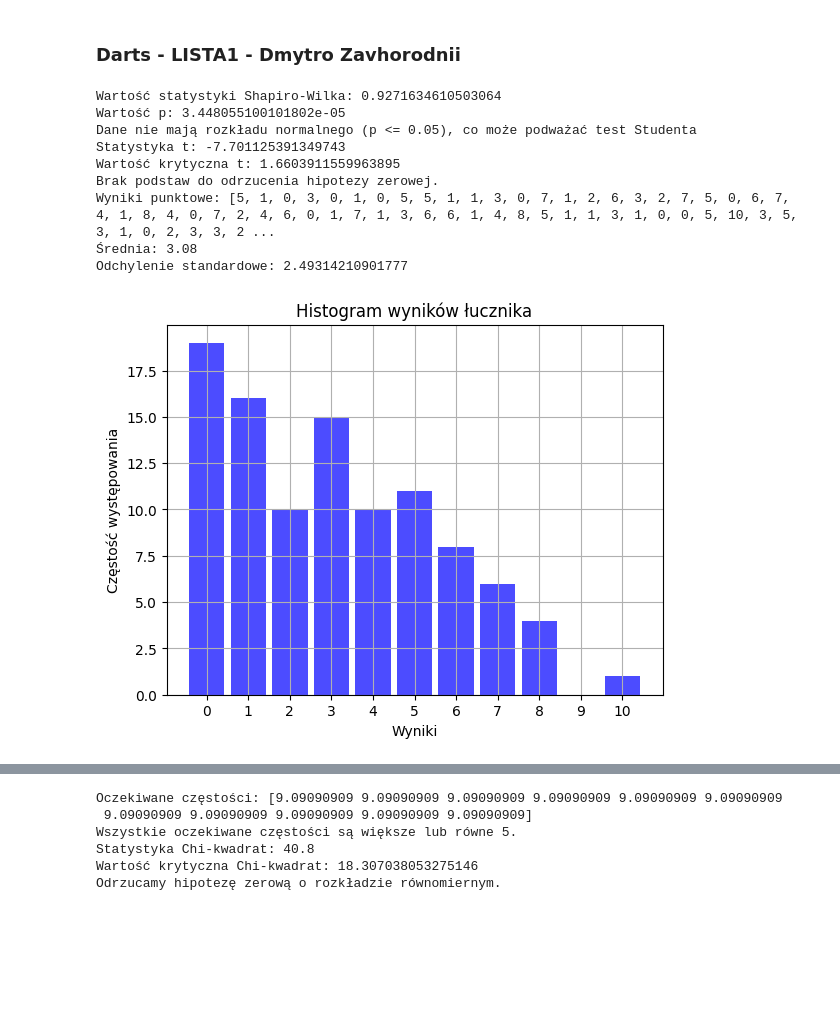
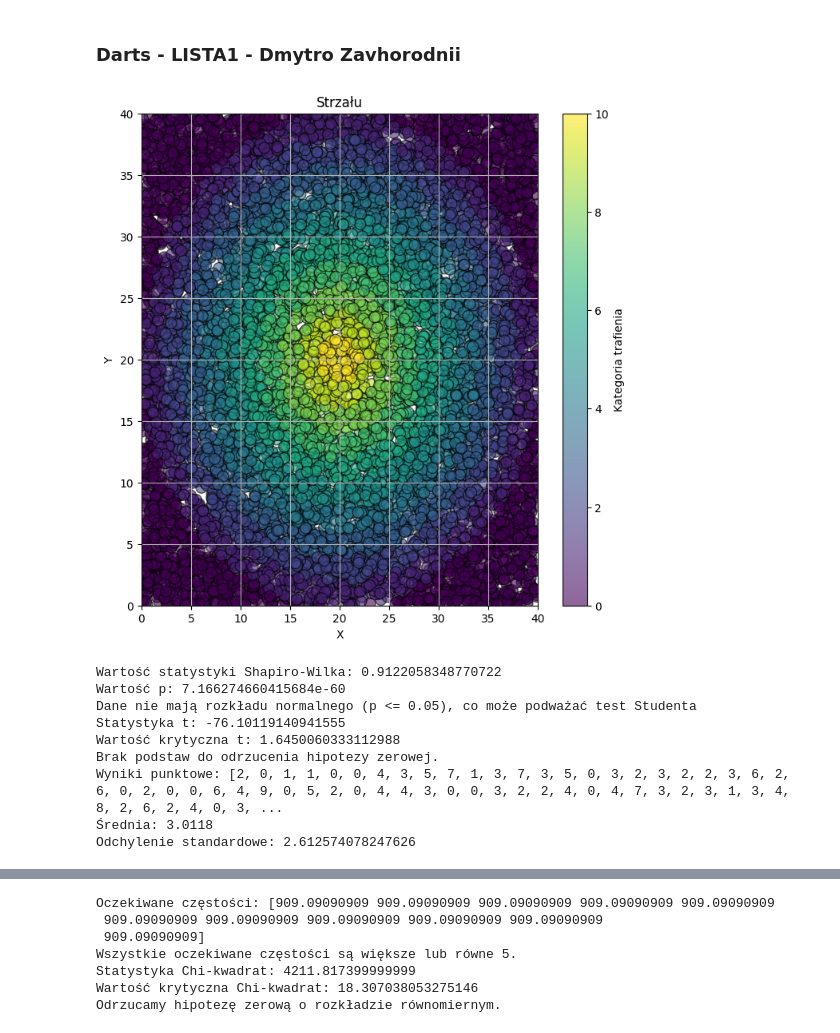
Before and after one commit to DmytroZavhorodnii/DmytroZavhorodnii.github.io, a Jupyter notebook: CS_PWR/darts.ipynb, the cells around one changed output, grey strips where cells are left out. Saved outputs shown, nothing was run; the diff lists cells and outputs as text; code cells hidden in the pictures; blank space fills up the shorter version.

```diff
--- a/CS_PWR/darts.ipynb
+++ b/CS_PWR/darts.ipynb
@@ -3,7 +3,13 @@
 # %% [markdown]
 ### Darts - LISTA1 - Dmytro Zavhorodnii
 # %%
-n = 100
+import random
+import math
+import numpy as np
+import matplotlib.pyplot as plt
+from scipy import stats
+
+n = 10000
 x_c = []
 y_c = []
 res_xy = []
@@ -14,11 +20,22 @@ for i in range(n):
     y_c.append(random.uniform(0, 40))
     res_xy.append(math.sqrt(math.pow(20 - x_c[i], 2) + math.pow(20 - y_c[i], 2)))
 
-
     category = max(0, 10 - int(res_xy[i] // 2))
     point_xy.append(category)
 
+# wizualizacja
+plt.figure(figsize=(8, 8))
+plt.scatter(x_c, y_c, c=point_xy, cmap='viridis', marker='o', s=100, edgecolor='black', alpha=0.6)
+plt.colorbar(label='Kategoria trafienia')
+plt.title('Strzału')
+plt.xlabel('X')
+plt.ylabel('Y')
+plt.xlim(0, 40)
+plt.ylim(0, 40)
+plt.grid(True)
+plt.show()
 
+# Далее идет ваш код для проверки нормальности и гипотезы, как в вашем примере
 shapiro_stat, p_value_shapiro = stats.shapiro(point_xy)
 print(f"Wartość statystyki Shapiro-Wilka: {shapiro_stat}")
 print(f"Wartość p: {p_value_shapiro}")
@@ -28,23 +45,18 @@ if p_value_shapiro > 0.05:
 else:
     print("Dane nie mają rozkładu normalnego (p <= 0.05), co może podważać test Studenta")
 
-# Testowanie hipotezy o średniej
-# Hipoteza H0: średnia wyników = 5, H1: średnia wyników > 5
-mu_0 = 5  # średnia z hipotezy zerowej
+# Тест гипотезы о средней
+mu_0 = 5  # Среднее по нулевой гипотезе
 
-# Obliczenie średniej i odchylenia standardowego
 mean_x = np.mean(point_xy)
-std_x = np.std(point_xy, ddof=1)  # ddof=1, bo obliczamy dla próby
+std_x = np.std(point_xy, ddof=1)  # ddof=1, так как это выборка
 
-# Obliczenie statystyki t
 t_statistic = (mean_x - mu_0) / (std_x / np.sqrt(n))
 
-# Wartość krytyczna dla t-Studenta (jednostronny test, alfa = 0.05, df = n-1)
 alpha = 0.05
-df = n - 1  # stopnie swobody
+df = n - 1
 t_critical = stats.t.ppf(1 - alpha, df)
 
-# Wyniki testu t-Studenta
 print(f"Statystyka t: {t_statistic}")
 print(f"Wartość krytyczna t: {t_critical}")
 
@@ -53,58 +65,49 @@ if t_statistic > t_critical:
 else:
     print("Brak podstaw do odrzucenia hipotezy zerowej.")
 
-# Statystyki
+# Вывод статистик
 print(f"Wyniki punktowe: {point_xy}")
 print(f"Średnia: {mean_x}")
 print(f"Odchylenie standardowe: {std_x}")
 
-# d) Rysowanie histogramu z poprawioną osią Y (częstość występowania)
+# Рисуем гистограмму
 plt.hist(point_xy, bins=np.arange(-0.5, 11.5, 1), alpha=0.7, color='blue', rwidth=0.85)
 plt.title('Histogram wyników łucznika')
 plt.xlabel('Wyniki')
 plt.ylabel('Częstość występowania')
 plt.xticks(range(11))
 plt.grid(True)
 plt.show()
 
-# e) Test Chi-kwadrat
-# Hipoteza H0: rozkład wyników jest równomierny, H1: rozkład wyników nie jest równomierny
-# Częstości obserwowanych wyników
+# Тест Chi-kwadrat
 observed_counts = np.bincount(point_xy, minlength=11)
-
-# Wartości w rozкладе równомierном
 expected_counts = np.full(11, n / 11)
 
-# Sprawdzanie, czy oczekiwane wartości są większe lub równe 5
 print(f"Oczekiwane częstości: {expected_counts}")
 
 if np.any(expected_counts < 5):
     print("Uwaga: niektóre oczekiwane częstości są mniejsze niż 5, co może wpływać na wynik testu Chi-kwadrat.")
 else:
     print("Wszystkie oczekiwane częstości są większe lub równe 5.")
 
-# Обчисление статистики Chi-квадрат вручную
 chi2_statistic = np.sum((observed_counts - expected_counts) ** 2 / expected_counts)
-
-# Chi-квадрат для alfa = 0.05 и df = 10 (11 kategorii - 1)
 chi2_critical = stats.chi2.ppf(1 - 0.05, df=10)
 
-# Wyniki тесту Chi-квадрат
 print(f"Statystyka Chi-kwadrat: {chi2_statistic}")
 print(f"Wartość krytyczna Chi-kwadrat: {chi2_critical}")
 
 if chi2_statistic > chi2_critical:
     print("Odrzucamy hipotezę zerową o rozkładzie równomiernym.")
 else:
     print("Brak podstaw do odrzucenia hipotezy o rozkładzie równomiernym.")
 # %% [output]
+[figure, new version]
-Wartość statystyki Shapiro-Wilka: 0.9271634610503064
-Wartość p: 3.448055100101802e-05
+Wartość statystyki Shapiro-Wilka: 0.9122058348770722
+Wartość p: 7.166274660415684e-60
 Dane nie mają rozkładu normalnego (p <= 0.05), co może podważać test Studenta
-Statystyka t: -7.701125391349743
-Wartość krytyczna t: 1.6603911559963895
+Statystyka t: -76.10119140941555
+Wartość krytyczna t: 1.6450060333112988
 Brak podstaw do odrzucenia hipotezy zerowej.
-Wyniki punktowe: [5, 1, 0, 3, 0, 1, 0, 5, 5, 1, 1, 3, 0, 7, 1, 2, 6, 3, 2, 7, 5, 0, 6, 7, 4, 1, 8, 4, 0, 7, 2, 4, 6, 0, 1, 7, 1, 3, 6, 6, 1, 4, 8, 5, 1, 1, 3, 1, 0, 0, 5, 10, 3, 5, 3, 1, 0, 2, 3, 3, 2 ...
-Średnia: 3.08
-Odchylenie standardowe: 2.49314210901777
+Wyniki punktowe: [2, 0, 1, 1, 0, 0, 4, 3, 5, 7, 1, 3, 7, 3, 5, 0, 3, 2, 3, 2, 2, 3, 6, 2, 6, 0, 2, 0, 0, 6, 4, 9, 0, 5, 2, 0, 4, 4, 3, 0, 0, 3, 2, 2, 4, 0, 4, 7, 3, 2, 3, 1, 3, 4, 8, 2, 6, 2, 4, 0, 3, ...
+Średnia: 3.0118
+Odchylenie standardowe: 2.612574078247626
-[figure, old version]
@@ -111,6 +115,7 @@ Odchylenie standardowe: 2.49314210901777
-Oczekiwane częstości: [9.09090909 9.09090909 9.09090909 9.09090909 9.09090909 9.09090909
- 9.09090909 9.09090909 9.09090909 9.09090909 9.09090909]
+Oczekiwane częstości: [909.09090909 909.09090909 909.09090909 909.09090909 909.09090909
+ 909.09090909 909.09090909 909.09090909 909.09090909 909.09090909
+ 909.09090909]
 Wszystkie oczekiwane częstości są większe lub równe 5.
-Statystyka Chi-kwadrat: 40.8
+Statystyka Chi-kwadrat: 4211.817399999999
 Wartość krytyczna Chi-kwadrat: 18.307038053275146
 Odrzucamy hipotezę zerową o rozkładzie równomiernym.
```
Also changed, not shown: parts of 1 cell of this notebook.
